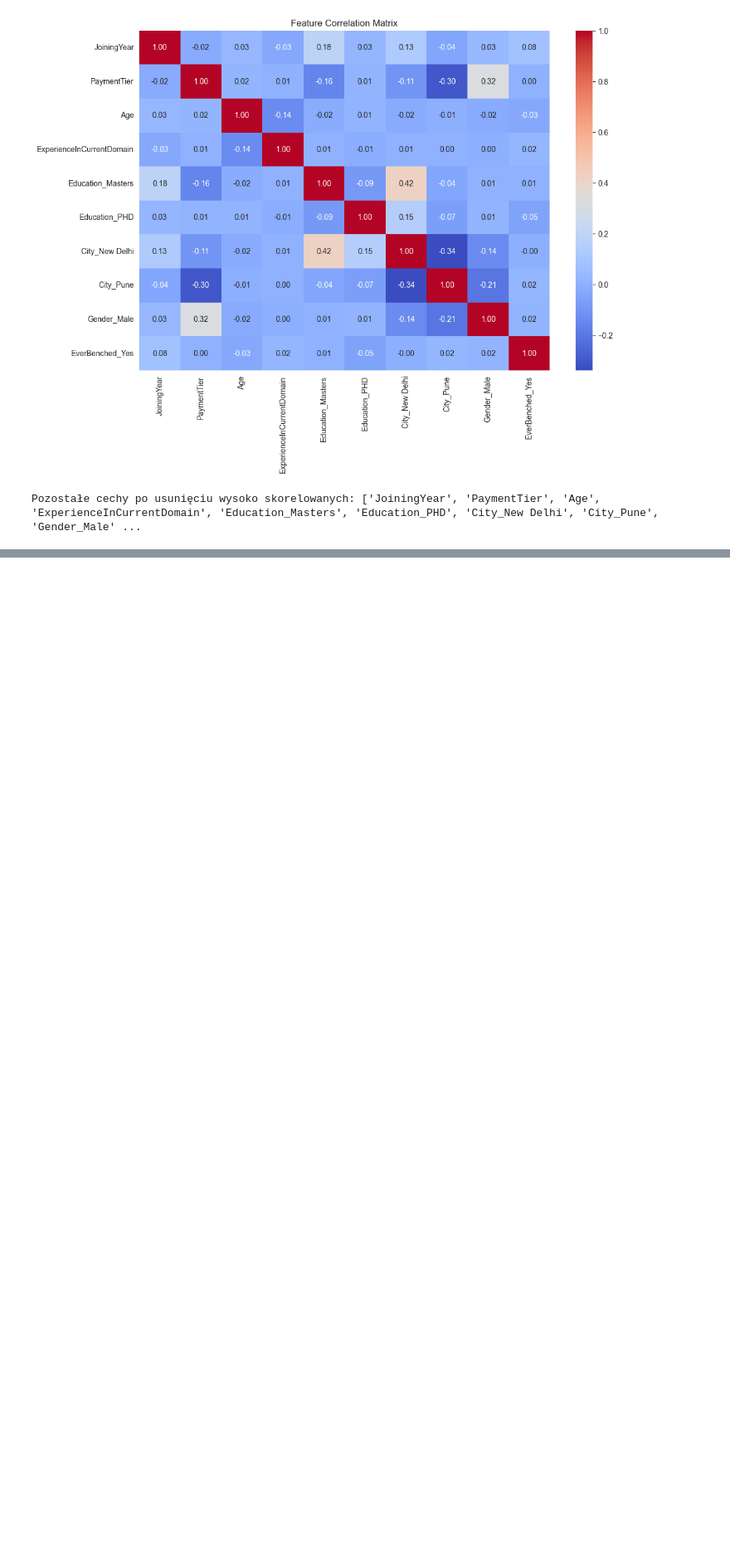
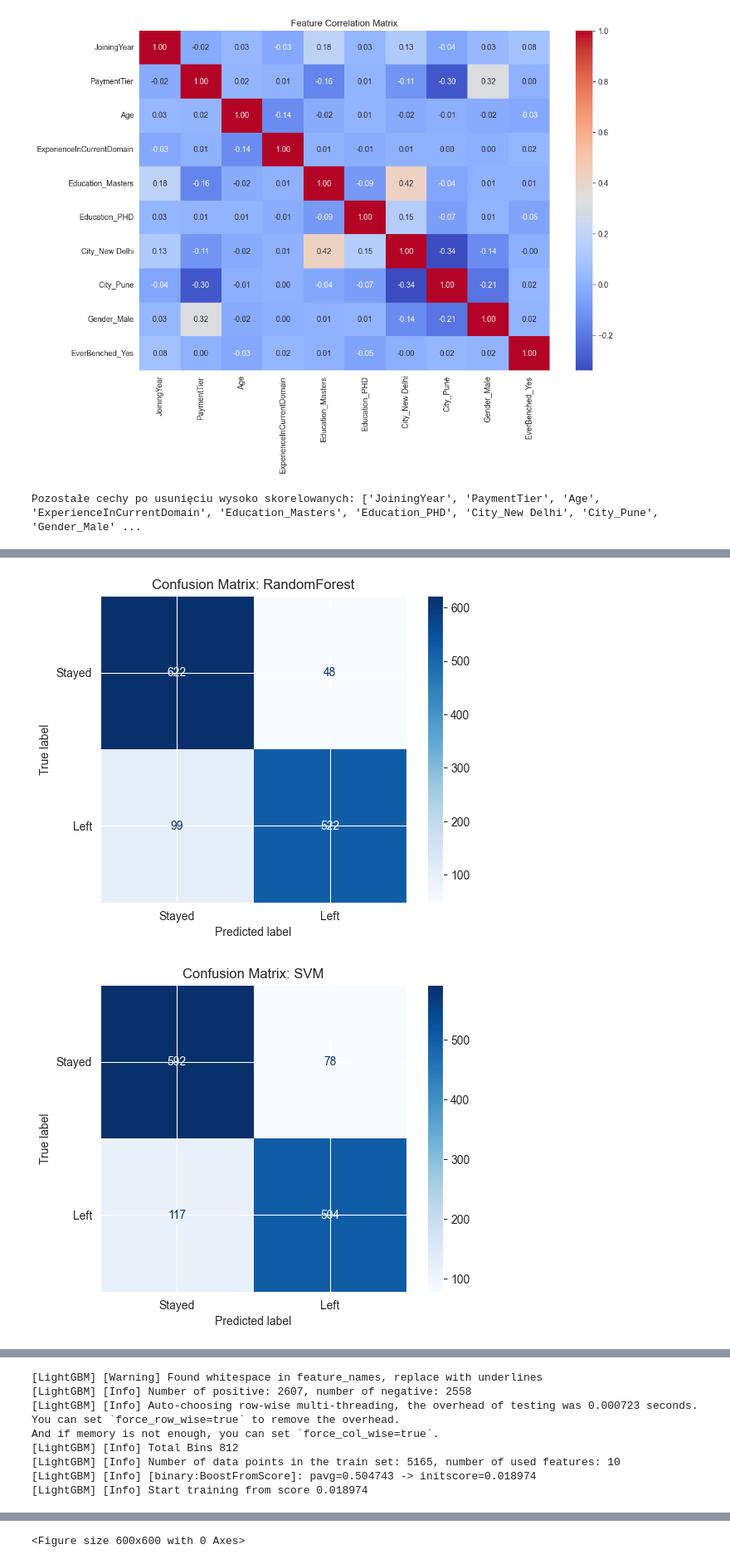
Before and after one commit to kcbojanowski/employee-leave-or-not, a Jupyter notebook: notebooks/model_optimization.ipynb, the cells around one changed output, grey strips where cells are left out. Shown at 83% size. Saved outputs shown, nothing was run; the diff lists cells and outputs as text; code cells hidden in the pictures; blank space fills up the shorter version.

Commit message:
added matrixes

```diff
--- a/notebooks/model_optimization.ipynb
+++ b/notebooks/model_optimization.ipynb
@@ -505,0 +456,28 @@ Best model: XGBoost
+# %%
+from sklearn.metrics import confusion_matrix, ConfusionMatrixDisplay
+
+def plot_confusion_matrices(models, X_test, y_test):
+    for name, model in models.items():
+        model.fit(X_train, y_train)
+        y_pred = model.predict(X_test)
+        cm = confusion_matrix(y_test, y_pred)
+        disp = ConfusionMatrixDisplay(confusion_matrix=cm, display_labels=['Stayed', 'Left'])
+        disp.plot(cmap='Blues', values_format='d')
+        plt.title(f"Confusion Matrix: {name}")
+        plt.show()
+
+plot_confusion_matrices(models, X_test, y_test)
+
+final_model = models[best_model_name]
+final_model.fit(X_train, y_train)
+y_pred = final_model.predict(X_test)
+cm = confusion_matrix(y_test, y_pred)
+disp = ConfusionMatrixDisplay(confusion_matrix=cm, display_labels=['Stayed', 'Left'])
+
+plt.figure(figsize=(6, 6))
+disp.plot(cmap='Blues', values_format='d')
+plt.title(f'Confusion Matrix - {best_model_name} (Best Model)', fontsize=14)
+plt.show()
+# %% [output]
+[figure, added]
+[figure, added]
@@ -505,0 +485,9 @@ Best model: XGBoost
+[LightGBM] [Warning] Found whitespace in feature_names, replace with underlines
+[LightGBM] [Info] Number of positive: 2607, number of negative: 2558
+[LightGBM] [Info] Auto-choosing row-wise multi-threading, the overhead of testing was 0.000723 seconds.
+You can set `force_row_wise=true` to remove the overhead.
+And if memory is not enough, you can set `force_col_wise=true`.
+[LightGBM] [Info] Total Bins 812
+[LightGBM] [Info] Number of data points in the train set: 5165, number of used features: 10
+[LightGBM] [Info] [binary:BoostFromScore]: pavg=0.504743 -> initscore=0.018974
+[LightGBM] [Info] Start training from score 0.018974
@@ -505,0 +495 @@ Best model: XGBoost
+<Figure size 600x600 with 0 Axes>
```
Also changed, not shown: parts of 4 cells of this notebook, 2 other files.
